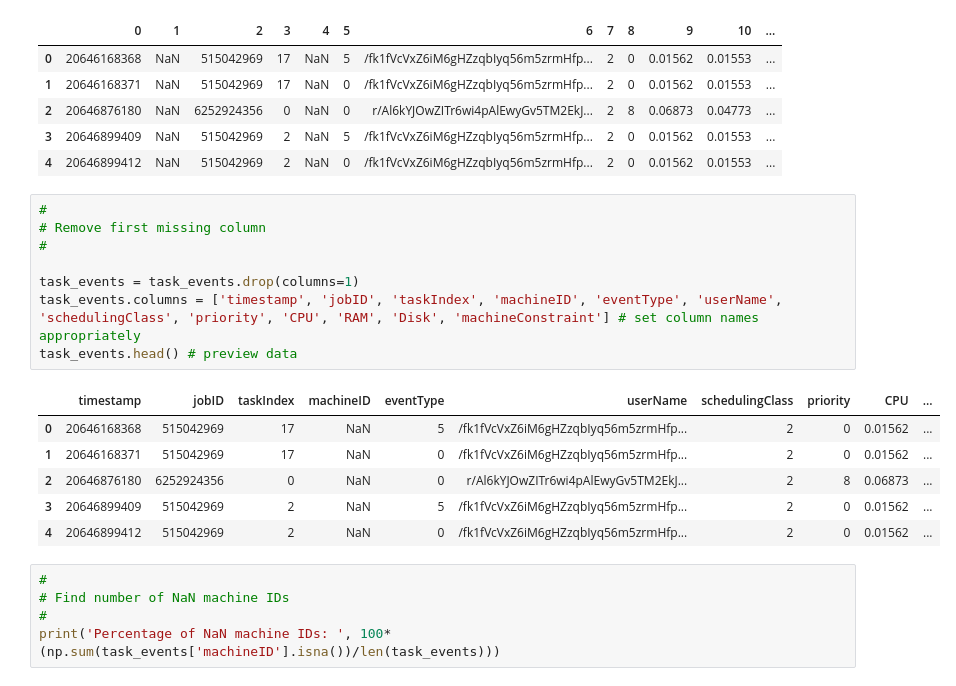
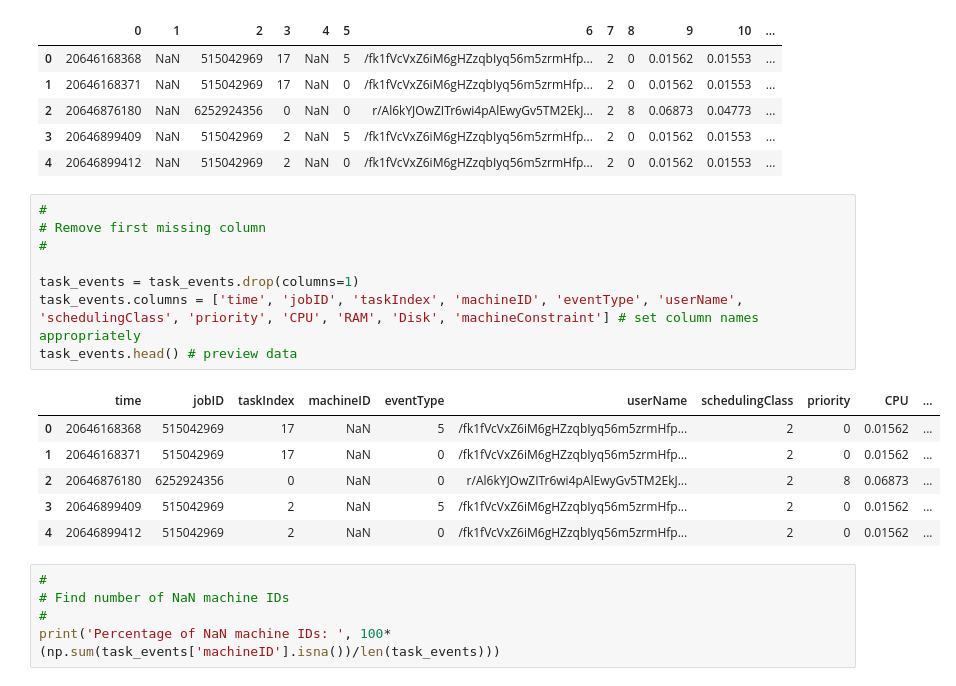
Before and after one commit to davej23/scc411-project, a Jupyter notebook: pre-processing.ipynb, the cells around one changed output. Saved outputs shown, nothing was run; the diff lists cells and outputs as text.

```diff
--- a/pre-processing.ipynb
+++ b/pre-processing.ipynb
@@ -116,13 +116,13 @@ task_events.head()
 # %%
 #
 # Remove first missing column
 #
 
 task_events = task_events.drop(columns=1)
-task_events.columns = ['timestamp', 'jobID', 'taskIndex', 'machineID', 'eventType', 'userName', 'schedulingClass', 'priority', 'CPU', 'RAM', 'Disk', 'machineConstraint'] # set column names appropriately
+task_events.columns = ['time', 'jobID', 'taskIndex', 'machineID', 'eventType', 'userName', 'schedulingClass', 'priority', 'CPU', 'RAM', 'Disk', 'machineConstraint'] # set column names appropriately
 task_events.head() # preview data
 # %% [output]
-|  | timestamp | jobID | taskIndex | machineID | eventType | userName | schedulingClass | priority | CPU | ... |
+|  | time | jobID | taskIndex | machineID | eventType | userName | schedulingClass | priority | CPU | ... |
 | 0 | 20646168368 | 515042969 | 17 | NaN | 5 | /fk1fVcVxZ6iM6gHZzqbIyq56m5zrmHfp... | 2 | 0 | 0.01562 | ... |
 | 1 | 20646168371 | 515042969 | 17 | NaN | 0 | /fk1fVcVxZ6iM6gHZzqbIyq56m5zrmHfp... | 2 | 0 | 0.01562 | ... |
 | 2 | 20646876180 | 6252924356 | 0 | NaN | 0 | r/Al6kYJOwZITr6wi4pAlEwyGv5TM2EkJ... | 2 | 8 | 0.06873 | ... |
```
Also changed, not shown: parts of 6 cells of this notebook.
